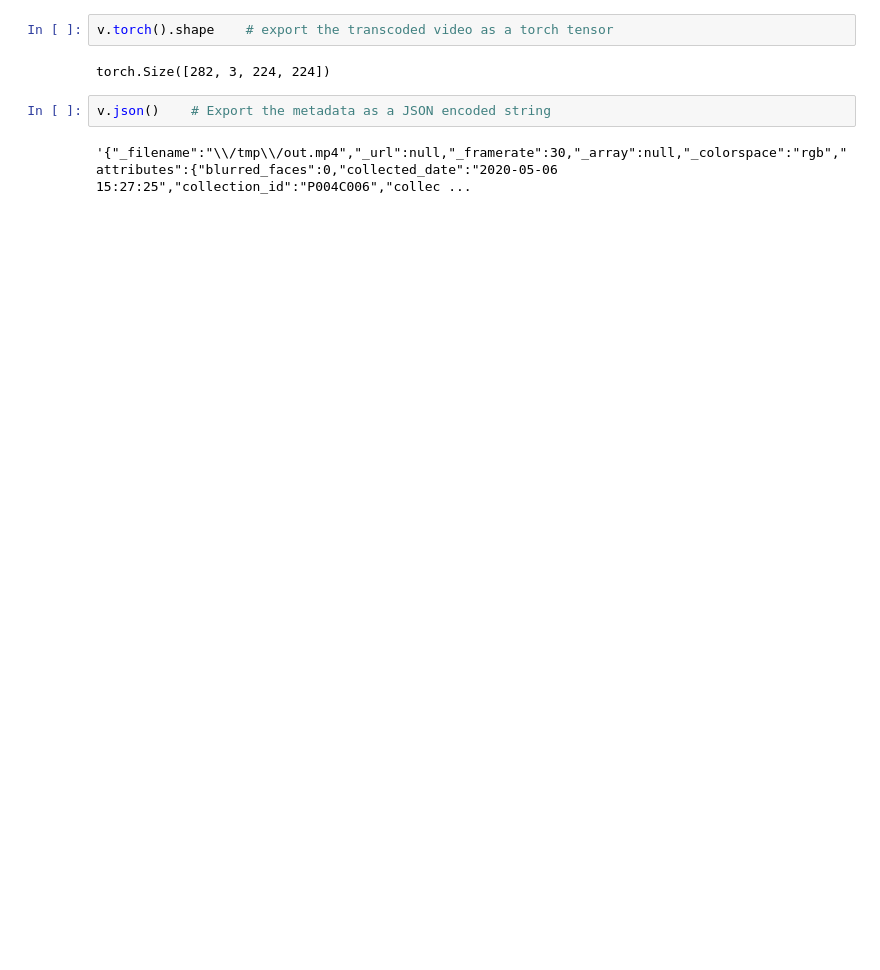
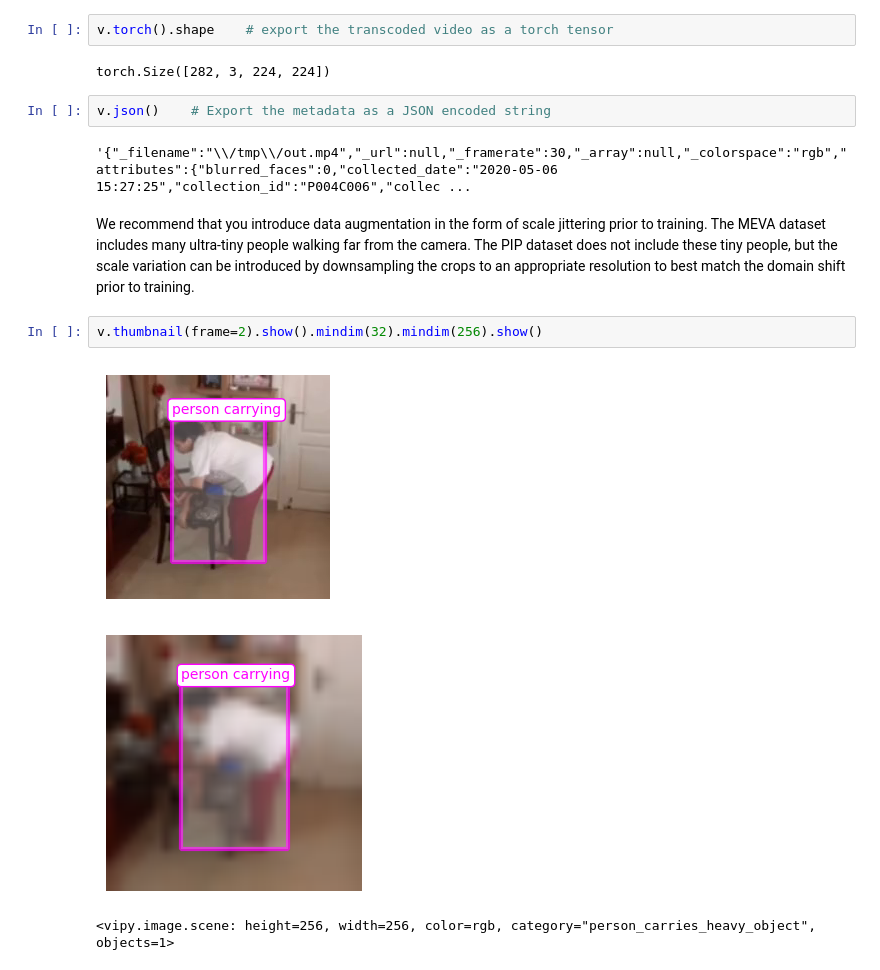
Before and after one commit to visym/collector, a Jupyter notebook: docs/pip_175k/best_practices.ipynb, the cells around one changed output. Drawn from its saved outputs; the diff is of its cells as text; blank space fills up the shorter version.

Commit message:
updated best practices

```diff
--- a/docs/pip_175k/best_practices.ipynb
+++ b/docs/pip_175k/best_practices.ipynb
@@ -161,3 +172,11 @@ torch.Size([282, 3, 224, 224])
 v.json()    # Export the metadata as a JSON encoded string
 # %% [output]
 '{"_filename":"\\/tmp\\/out.mp4","_url":null,"_framerate":30,"_array":null,"_colorspace":"rgb","attributes":{"blurred_faces":0,"collected_date":"2020-05-06 15:27:25","collection_id":"P004C006","collec ...
+# %% [markdown]
+We recommend that you introduce data augmentation in the form of scale jittering prior to training.  The MEVA dataset includes many ultra-tiny people walking far from the camera.  The PIP dataset does not include these tiny people, but the scale variation can be introduced by downsampling the crops to an appropriate resolution to best match the domain shift prior to training.
+# %%
+v.thumbnail(frame=2).show().mindim(32).mindim(256).show()
+# %% [output]
+[figure, added]
+[figure, added]
+<vipy.image.scene: height=256, width=256, color=rgb, category="person_carries_heavy_object", objects=1>
```
Also changed, not shown: parts of 10 cells of this notebook, 1 other file.
